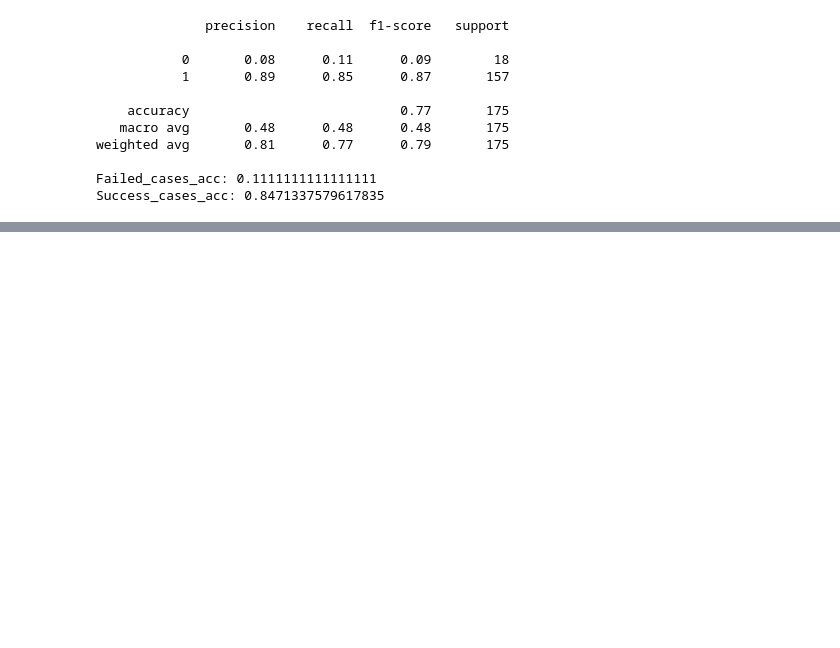
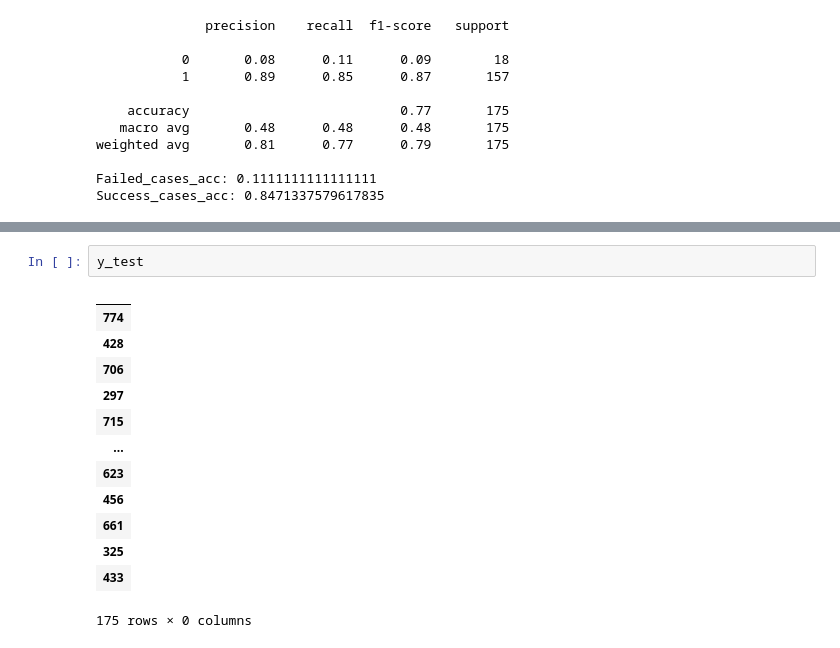
Before and after one commit to Akhil-Theerthala/Crowdfunding-Social-Media-Drivers, a Jupyter notebook: Modelling/ensemble_test.ipynb, the cells around one changed output, grey strips where cells are left out. Saved outputs shown, nothing was run; the diff lists cells and outputs as text; blank space fills up the shorter version.

```diff
--- a/Modelling/ensemble_test.ipynb
+++ b/Modelling/ensemble_test.ipynb
@@ -189,0 +227,16 @@ Success_cases_acc: 0.8471337579617835
+# %%
+y_test
+# %% [output]
+|  |
+| 774 |
+| 428 |
+| 706 |
+| 297 |
+| 715 |
+| ... |
+| 623 |
+| 456 |
+| 661 |
+| 325 |
+| 433 |
+175 rows × 0 columns
```
Also changed, not shown: parts of 3 cells of this notebook, 5 other files.
